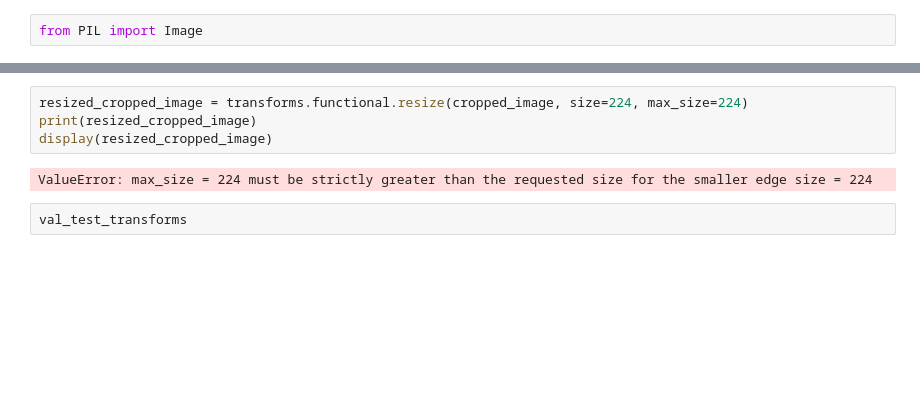
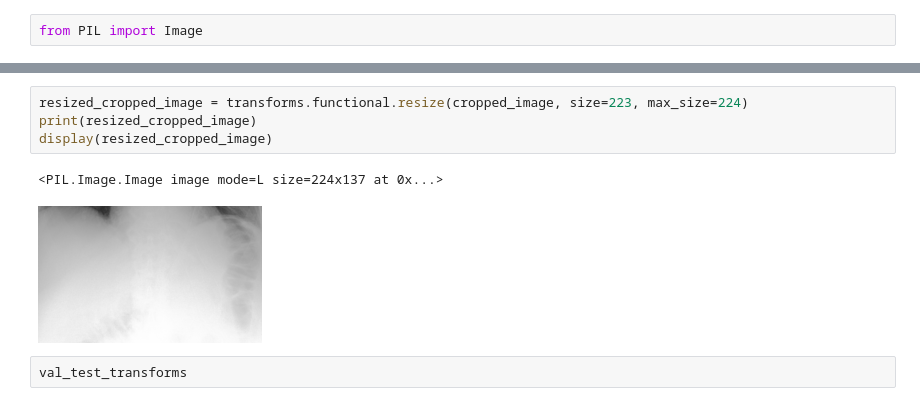
Before and after one commit to ttanida/rgrg, a Jupyter notebook: src/encoder/train_and_test_encoder_model.ipynb, the cells around one changed output, grey strips where cells are left out. Cells and saved outputs as stored; diff of their text form; blank space fills up the shorter version.

```diff
--- a/src/encoder/train_and_test_encoder_model.ipynb
+++ b/src/encoder/train_and_test_encoder_model.ipynb
@@ -135,9 +148,10 @@ display(cropped_image)
 # %%
-resized_cropped_image = transforms.functional.resize(cropped_image, size=224, max_size=224)
+resized_cropped_image = transforms.functional.resize(cropped_image, size=223, max_size=224)
 print(resized_cropped_image)
 display(resized_cropped_image)
 # %% [output]
-ValueError: max_size = 224 must be strictly greater than the requested size for the smaller edge size = 224
+<PIL.Image.Image image mode=L size=224x137 at 0x...>
+[figure, added]
 # %%
 val_test_transforms
 # %% [output]
```
Also changed, not shown: parts of 4 cells of this notebook, 1 other file.
